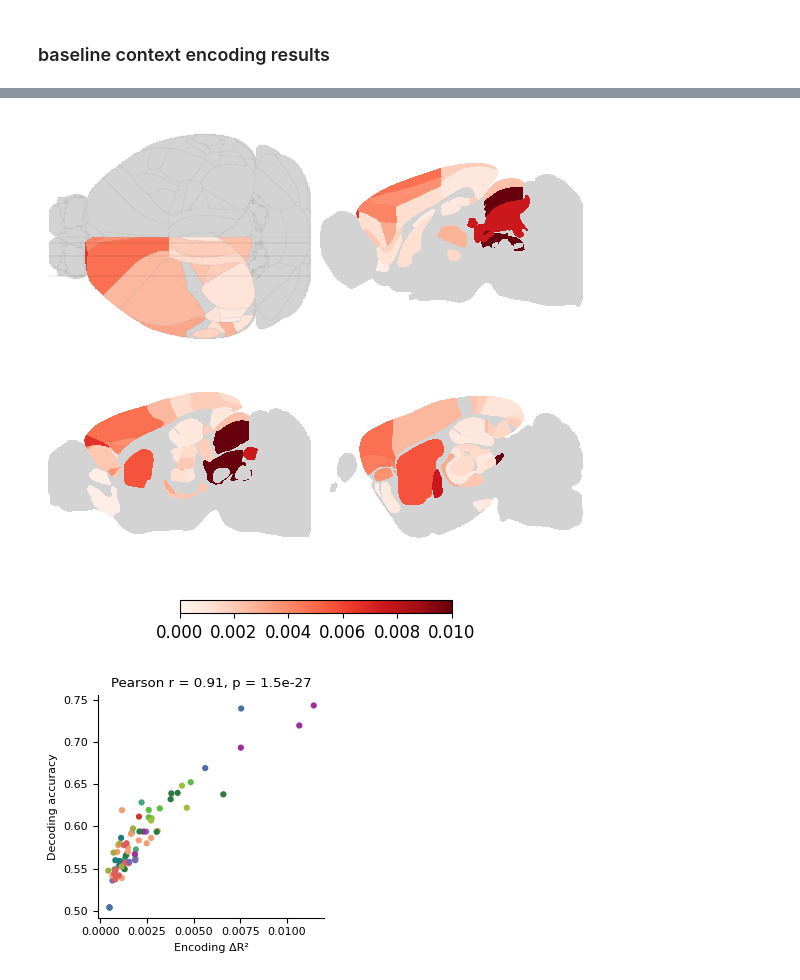
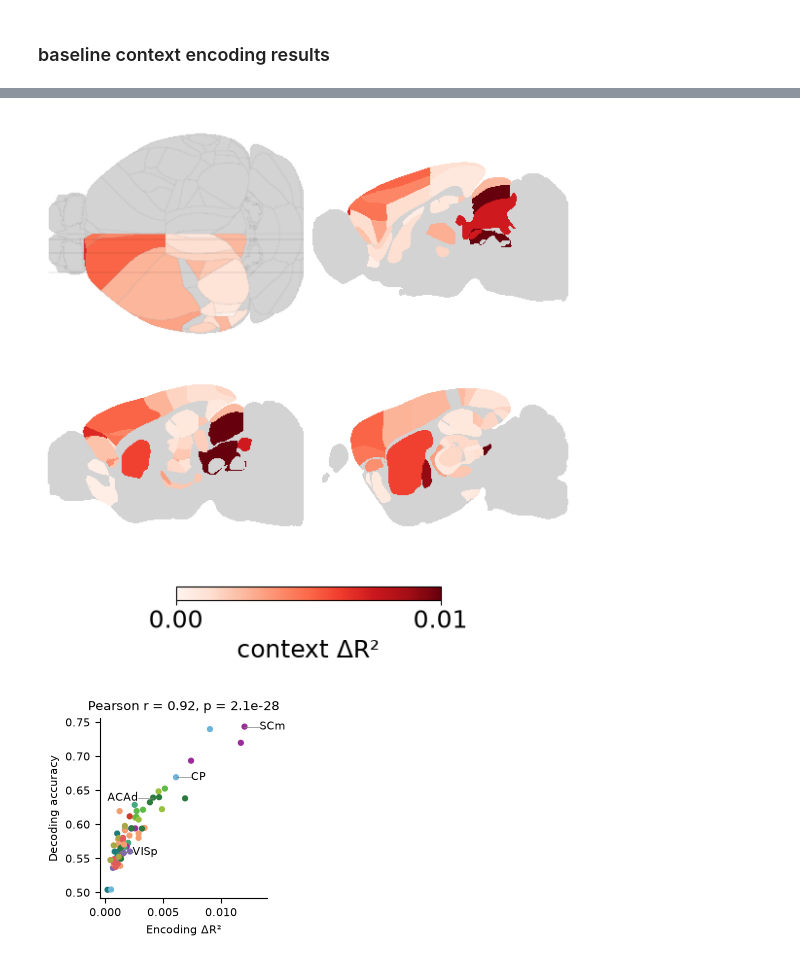
Before and after one commit to AllenInstitute/dynamic_routing_analysis, a Jupyter notebook: notebooks/structure_wise_results_plots.ipynb, the cells around one changed output, grey strips where cells are left out. Cells and saved outputs as stored; diff of their text form; code cells hidden in the pictures.

```diff
--- a/notebooks/structure_wise_results_plots.ipynb
+++ b/notebooks/structure_wise_results_plots.ipynb
@@ -65,7 +65,7 @@ dr_session_list=good_behavior_table.query('n_good_vis_blocks>=2 and n_good_aud_b
 # %% [markdown]
 ### set savepath for figures
 # %%
-savepath=r"C:\Users\ethan.mcbride\OneDrive - Allen Institute\quick figures\2026-08-28-fig2_panels"
+savepath=r"C:\Users\ethan.mcbride\OneDrive - Allen Institute\quick figures\2026-09-29-updated_fig_panels"
 # %% [markdown]
 ### baseline context decoding results
 # %%
@@ -140,7 +142,7 @@ plt.savefig(os.path.join(savepath,"decoding_realbrain_heatmap.png"),dpi=600,bbox
 # %%
 #glm baseline results
 result_prefix = 'v289'
-run_id = "1"
+run_id = "3"
 
 def get_wide_table(result_prefix, run_id):
     return pl.scan_parquet(f"s3://aind-scratch-data/dynamic-routing/encoding/scores/{result_prefix}_{run_id}.parquet",  storage_options={"skip_signature": "true"},).collect()
@@ -253,24 +257,30 @@ fig.savefig(f"{savepath}/structure_encoding_barplot_avg_by_mouse.png",dpi=300)
 # %%
 #also make CCF heatmap
 
 chart,x = plot_utils.plot_brain_heatmap(
     regions=encoding_structure_results['structure'],
     values=encoding_structure_results['delta_r2_context_mean'],
     sagittal_planes=(-300,-1000,-2000,),
     cmap='Reds',
     clevels=(0,0.010),
     annotation_params={
         'fontsize':6,
     },
     plot_2x2=True,
+    set_colorbar_ticks=[0.0,0.01],
+    set_colorbar_label='Context ΔR²',
 )
 
 
 plt.savefig(os.path.join(savepath,"encoding_realbrain_heatmap.png"),dpi=600,bbox_inches='tight')
 # %% [output]
-[figure, old version]
+[figure, new version]
 # %%
 # merge encoding and decoding results
+
+label_structures=['SCm','ACAd','CP','VISp']
+text_side=['r','l','r','r']
+
 merged_structure_results = encoding_structure_results.merge(
     decoding_structure_results,
     on='structure',
@@ -291,21 +301,47 @@ r,p=stats.pearsonr(
     merged_structure_results['mean_true_mean']
 )
 
-fig,ax=plt.subplots(figsize=(3,3))
+fig,ax=plt.subplots(figsize=(2.6,2.6))
 ax.scatter(
     merged_structure_results['delta_r2_context_mean'],
     merged_structure_results['mean_true_mean'],
     c=merged_structure_results['structure_color'],
     s=12
 )
-ax.set_xlabel('Encoding ΔR²')
-ax.set_ylabel('Decoding accuracy')
+ax.set_xlabel('Encoding ΔR²',fontsize=8)
+ax.set_ylabel('Decoding accuracy',fontsize=8)
 ax.set_title(f'Pearson r = {r:.2f}, p = {p:.2g}')
 ax.spines['top'].set_visible(False)
 ax.spines['right'].set_visible(False)
 
+for ss,structure in enumerate(label_structures):
+    subset = merged_structure_results[merged_structure_results['structure'] == structure]
+    if text_side[ss] == 'r':
+        offset_value = 0.0013
+        ha='left'
+    else:
+        offset_value = -0.0013
+        ha = 'right'
+    if not subset.empty:
+        ax.text(
+            subset['delta_r2_context_mean'].values[0]+offset_value,
+            subset['mean_true_mean'].values[0],
+            structure,
+            fontsize=8,
+            ha=ha,
+            va='center'
+        )
+        #plot line connecting the text to the point
+        ax.plot(
+            [subset['delta_r2_context_mean'].values[0], subset['delta_r2_context_mean'].values[0]+offset_value],
+            [subset['mean_true_mean'].values[0], subset['mean_true_mean'].values[0]],
+            color='grey',
+            linestyle='-',
+            linewidth=0.5
+        )
+
 fig.tight_layout()
 
 fig.savefig(os.path.join(savepath, "encoding_vs_decoding_scatter_plot.png"),dpi=300)
 # %% [output]
-[figure, old version]
+[figure, new version]
```
Also changed, not shown: parts of 4 cells of this notebook, 15 other files.
